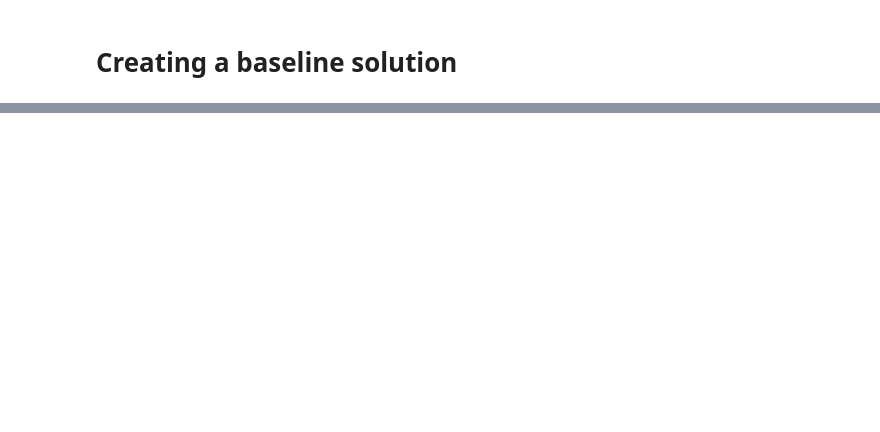
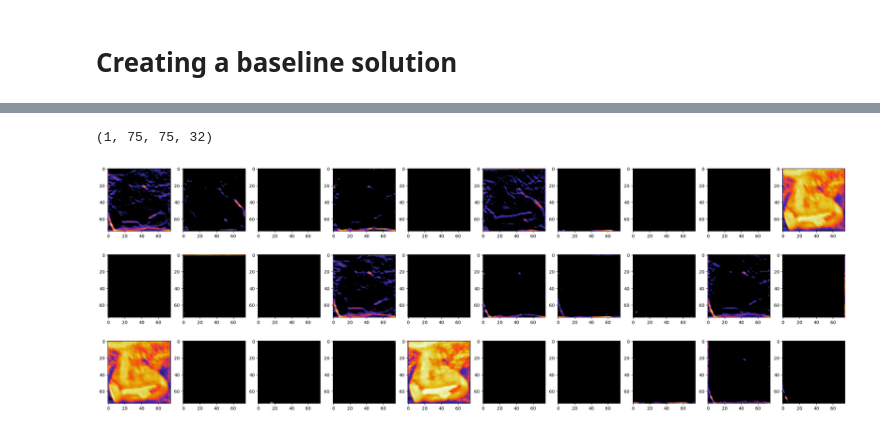
Before and after one commit to Mahran-xo/Endodontic-Case-Assessment, a Jupyter notebook: Modelling.ipynb, the cells around one changed output, grey strips where cells are left out. Cells and saved outputs as stored; diff of their text form; code cells hidden in the pictures; blank space fills up the shorter version.

```diff
--- a/Modelling.ipynb
+++ b/Modelling.ipynb
@@ -151,0 +195,8 @@ plt.show()
+# %%
+intermediate_layers =  model.layers[:3]
+# The intermediate model with TRAINED existing layers
+intermediate_model = Sequential(intermediate_layers)
+# %%
+img=load_img('Dataset/First50/Easy/thumbnail_29.png',target_size=IMG_SIZE)
+# %%
+feature_maps=intermediate_model.predict(np.expand_dims(img,0))
@@ -151,0 +205,13 @@ plt.show()
+# %%
+feature_maps.shape
+# %% [output]
+(1, 75, 75, 32)
+# %%
+num_rows = 3
+num_cols = 10
+
+fig, ax = plt.subplots(ncols=num_cols, nrows=num_rows, figsize=(30,10))
+for idx, ax_idx in enumerate(list(itertools.product(range(num_rows), range(num_cols)))):
+    ax[ax_idx[0], ax_idx[1]].imshow(feature_maps[0,:,:,idx],cmap="CMRmap")
+# %% [output]
+[figure, added]
```
Also changed, not shown: parts of 18 cells of this notebook, 1 other file.
